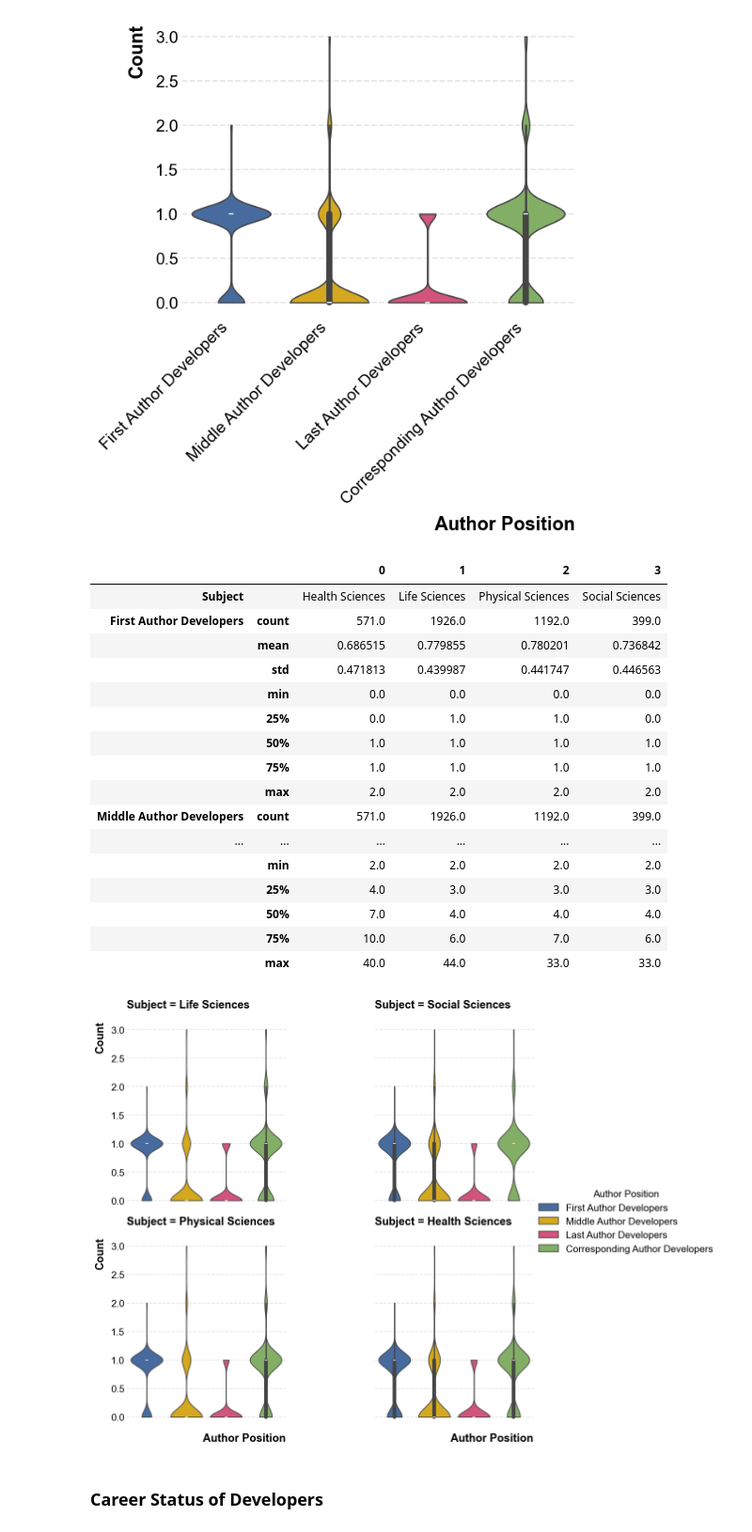
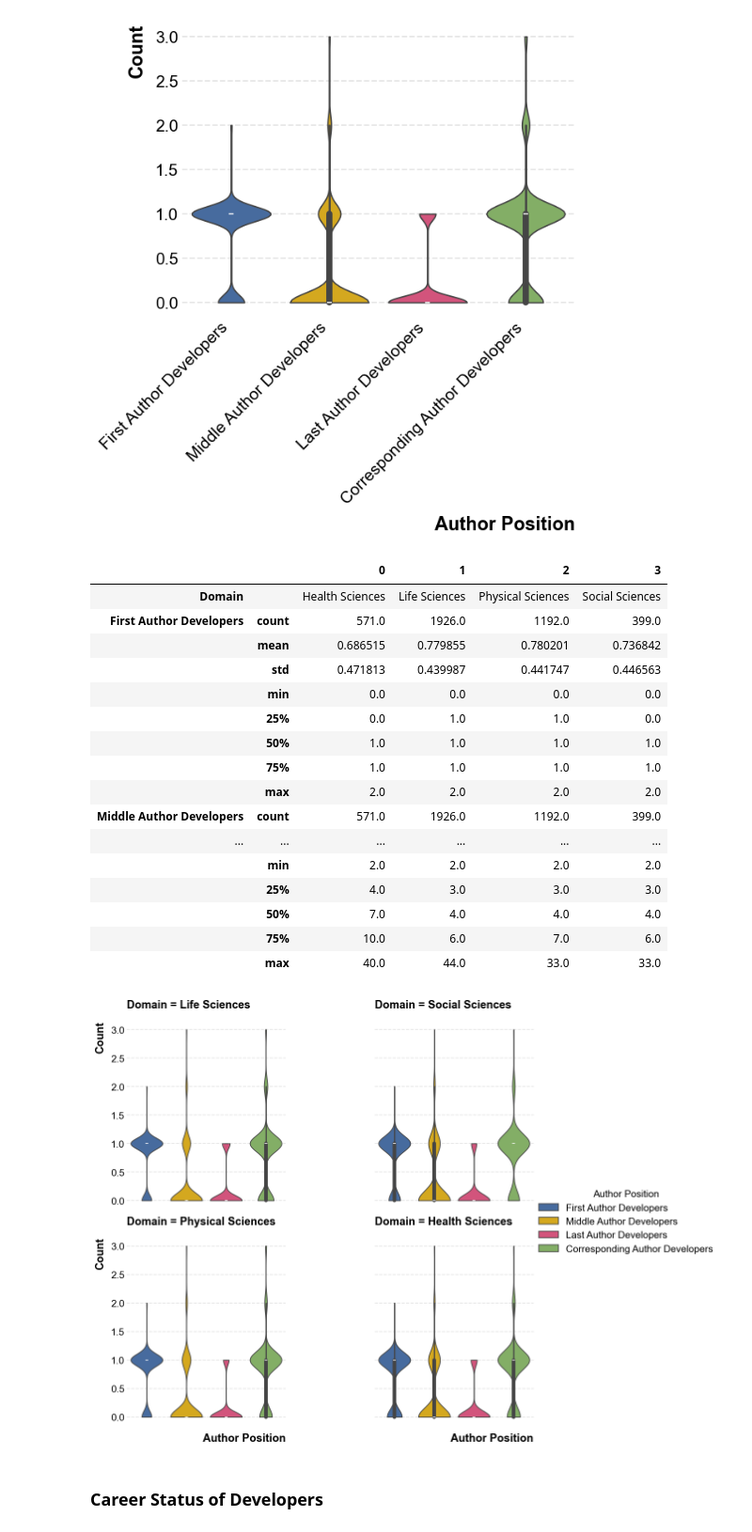
Before and after one commit to evamaxfield/rs-graph, a Jupyter notebook: notebooks/icssi.ipynb, the cells around one changed output. Shown at 94% size. Saved outputs shown, nothing was run; the diff lists cells and outputs as text; code cells hidden in the pictures.

```diff
--- a/notebooks/icssi.ipynb
+++ b/notebooks/icssi.ipynb
@@ -241,7 +242,7 @@ _ = plt.xticks(rotation=45, ha="right")
 # %%
 # Create a dataframe of:
 # "document_id",
-# "Subject",
+# "Domain",
 # "Year",
 # "Number of Code-Contributors",
 # "Number of Non-Code-Contributors",
@@ -250,8 +251,8 @@ _ = plt.xticks(rotation=45, ha="right")
 # "Number of Total Contributors",
 per_paper_counts = []
 for _, row in linked_doc_repos_df.iterrows():
-    # Get subject
-    subject = doc_fields_df.loc[
+    # Get Domain
+    domain = doc_fields_df.loc[
         doc_fields_df["document_id"] == row["document_id"]
     ].iloc[0]["topic_field_name"]
 
@@ -297,7 +298,7 @@ for _, row in linked_doc_repos_df.iterrows():
     per_paper_counts.append(
         {
             "document_id": row["document_id"],
-            "Subject": subject,
+            "Domain": domain,
             "Year": row["document_publication_year"],
             "Article Authors": len(doc_contributors),
             "Repository Contributors": len(repo_contributors),
@@ -312,16 +313,16 @@ for _, row in linked_doc_repos_df.iterrows():
 per_paper_counts_df = pd.DataFrame(per_paper_counts)
 
 # Create a column for mean normalized document citations
-# Groupby Subject and Year
+# Groupby Domain and Year
 per_paper_counts_df["Subj-Year Norm Document Citations"] = per_paper_counts_df.groupby(
-    ["Subject", "Year"]
+    ["Domain", "Year"]
 )["Document Citations"].transform(lambda x: (x - x.mean()) / x.std())
 
 # Melt the dataframe to long format
 per_paper_counts_long_df = per_paper_counts_df.melt(
     id_vars=[
         "document_id",
-        "Subject",
+        "Domain",
         "Year",
         "Document Citations",
         "Subj-Year Norm Document Citations",
@@ -356,7 +357,7 @@ _ = plt.xticks(rotation=45, ha="right")
 
 print(f"N linked doc-repo pairs: {len(per_paper_counts_df)}")
 # Remove "count" from describe
-per_paper_counts_df.drop(columns=["document_id", "Subject", "Year"]).describe().T.drop(
+per_paper_counts_df.drop(columns=["document_id", "Domain", "Year"]).describe().T.drop(
     columns=["count"]
 )
 # %% [output]
@@ -371,13 +372,13 @@ N linked doc-repo pairs: 5042
 | Subj-Year Norm Document Citations | 1.409248e-18 | 0.996920 | -1.239193 | -0.489325 | -0.278891 | 0.104897 | 14.442893 |
 [figure]
 # %%
-# Do the same thing but for each subject
+# Do the same thing but for each Domain
 g = sns.catplot(
     data=per_paper_counts_long_df,
     x="Contributor Type",
     y="Count",
     hue="Contributor Type",
-    col="Subject",
+    col="Domain",
     kind="box",
     showfliers=False,
     col_wrap=2,
@@ -390,7 +391,7 @@ for ax in g.axes.flat:
 
 # Create dataframe of descriptive statistics
 descriptive_stats = (
-    per_paper_counts_df.groupby("Subject")
+    per_paper_counts_df.groupby("Domain")
     .describe()
     .reset_index()
     .drop(columns=["document_id"])
@@ -497,7 +498,7 @@ per_paper_counts_df["Matched Contrib Count Cls"] = per_paper_counts_df[
 per_paper_counts_df_long = per_paper_counts_df.melt(
     id_vars=[
         "document_id",
-        "Subject",
+        "Domain",
         "Year",
         "Document Citations",
         "Subj-Year Norm Document Citations",
@@ -591,7 +592,7 @@ sns.catplot(
 # Options include: "first author", "middle author", "last author", and "corresponding author"
 # Specifically we want a dataframe with:
 # "document_id",
-# "Subject",
+# "Domain",
 # "Year",
 # "First Author Developers",
 # "Middle Author Developers",
@@ -602,8 +603,8 @@ sns.catplot(
 
 per_paper_author_dev_contributors = []
 for _, row in linked_doc_repos_df.iterrows():
-    # Get subject
-    subject = doc_fields_df.loc[
+    # Get domain
+    domain = doc_fields_df.loc[
         doc_fields_df["document_id"] == row["document_id"]
     ].iloc[0]["topic_field_name"]
 
@@ -670,7 +671,7 @@ for _, row in linked_doc_repos_df.iterrows():
     per_paper_author_dev_contributors.append(
         {
             "document_id": row["document_id"],
-            "Subject": subject,
+            "Domain": domain,
             "Year": row["document_publication_year"],
             "First Author Developers": first_author_devs,
             "Middle Author Developers": middle_author_devs,
@@ -686,7 +687,7 @@ per_paper_author_dev_contributors_df = pd.DataFrame(per_paper_author_dev_contrib
 
 # Melt the dataframe to long format
 per_paper_author_dev_contributors_long_df = per_paper_author_dev_contributors_df.melt(
-    id_vars=["document_id", "Subject", "Year", "Total Authors", "Document Citations"],
+    id_vars=["document_id", "Domain", "Year", "Total Authors", "Document Citations"],
     value_vars=[
         "First Author Developers",
         "Middle Author Developers",
@@ -722,7 +723,7 @@ plt.xticks(rotation=45, ha="right")
 
 # Get statistics overall
 per_paper_author_dev_contributors_df.drop(
-    columns=["document_id", "Subject", "Year", "Total Authors", "Document Citations"],
+    columns=["document_id", "Domain", "Year", "Total Authors", "Document Citations"],
 ).describe().T.drop(columns=["count"])
 # %% [output]
 |  | mean | std | min | 25% | 50% | 75% | max |
@@ -732,35 +733,35 @@ per_paper_author_dev_contributors_df.drop(
 | Corresponding Author Developers | 0.850294 | 0.766688 | 0.0 | 0.0 | 1.0 | 1.0 | 14.0 |
 [figure]
 # %%
-# Same thing split by subject
+# Same thing split by domain
 g = sns.catplot(
     data=per_paper_author_dev_contributors_long_df,
     x="Author Position",
     y="Count",
     hue="Author Position",
-    col="Subject",
+    col="Domain",
     kind="violin",
     cut=0,
     col_wrap=2,
     legend=True,
 )
 
 # Remove xlabels
 for ax in g.axes.flat:
     ax.set_xticklabels([])
 
 # Create dataframe of descriptive statistics
 descriptive_stats = (
-    per_paper_author_dev_contributors_df.groupby("Subject")
+    per_paper_author_dev_contributors_df.groupby("Domain")
     .describe()
     .reset_index()
     .drop(columns=["document_id", "Year", "Document Citations"])
     .T
 )
 descriptive_stats
 # %% [output]
 |  |  | 0 | 1 | 2 | 3 |
-| Subject |  | Health Sciences | Life Sciences | Physical Sciences | Social Sciences |
+| Domain |  | Health Sciences | Life Sciences | Physical Sciences | Social Sciences |
 | First Author Developers | count | 571.0 | 1926.0 | 1192.0 | 399.0 |
 |  | mean | 0.686515 | 0.779855 | 0.780201 | 0.736842 |
 |  | std | 0.471813 | 0.439987 | 0.441747 | 0.446563 |
```
Also changed, not shown: parts of 9 cells of this notebook.
